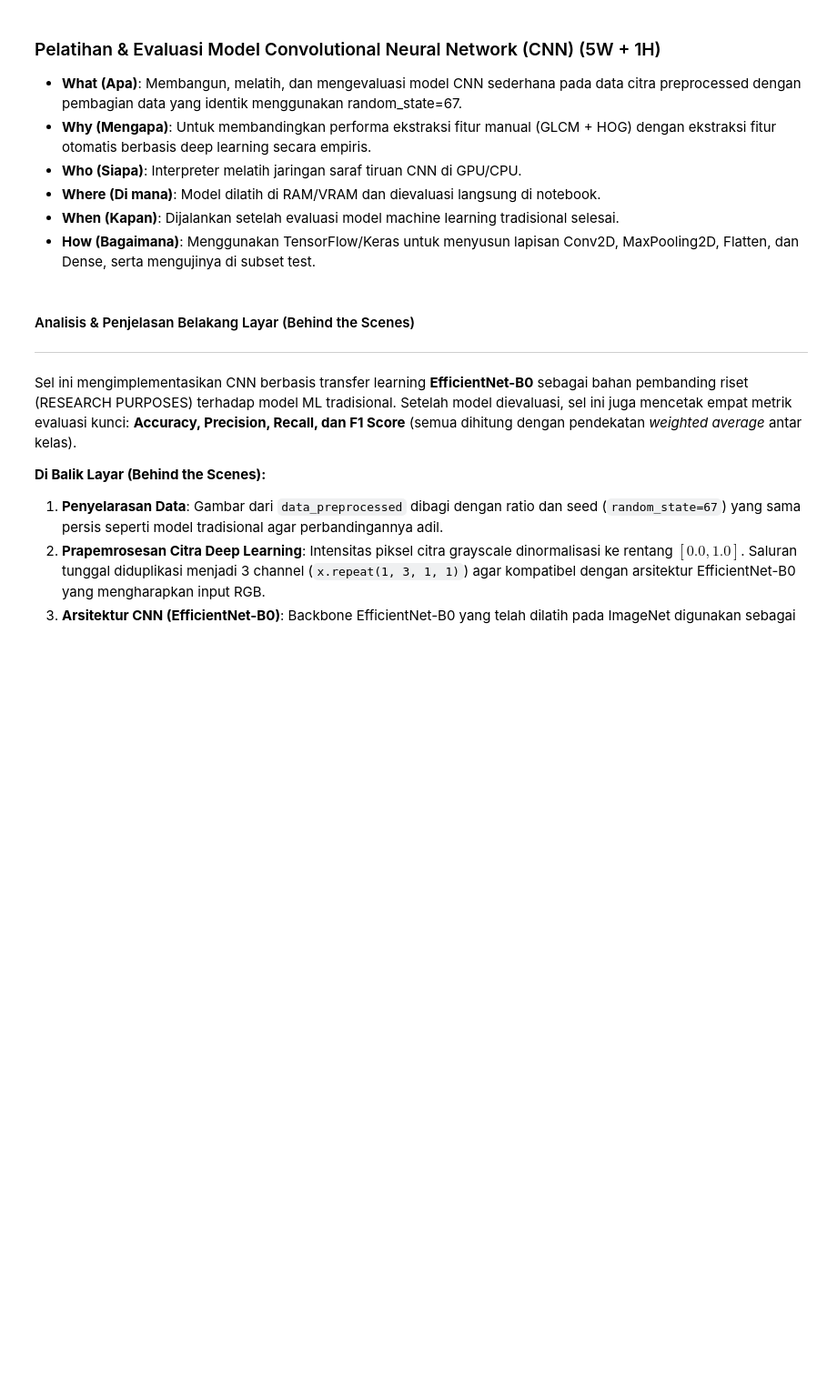
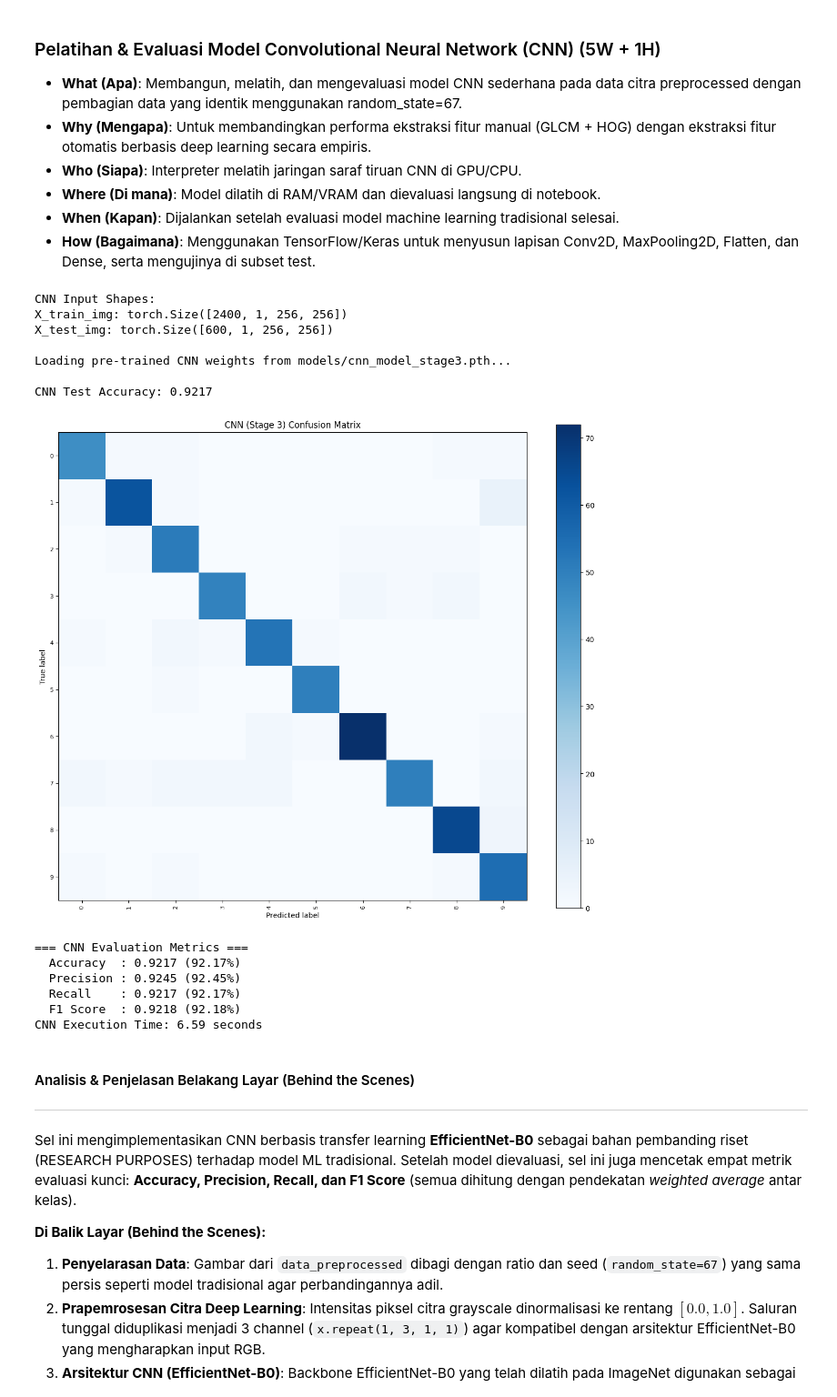
Before and after one commit to Schryzon/AeroVision, a Jupyter notebook: Stage3_AeroVision.ipynb, the cells around one changed output. Shown at 91% size. Drawn from its saved outputs; the diff is of its cells as text; code cells hidden in the pictures; blank space fills up the shorter version.

Commit message:
Execute all notebooks, resolve NameError, add confusion matrix and diagrams

```diff
--- a/Stage3_AeroVision.ipynb
+++ b/Stage3_AeroVision.ipynb
@@ -1232,6 +1329,11 @@ if RUN_CNN:
             def forward(self, x):
                 x = x.repeat(1, 3, 1, 1)
                 return self.backbone(x)
+            def get_embeddings(self, x):
+                x = x.repeat(1, 3, 1, 1)
+                x = self.backbone.features(x)
+                x = self.backbone.avgpool(x)
+                return torch.flatten(x, 1)
 
         device = torch.device('cuda' if torch.cuda.is_available() else 'cpu')
         model = AeroVisionEfficientNet().to(device)
@@ -1300,33 +1402,49 @@ if RUN_CNN:
         plot_confusion_matrix(y_test_all_labels, y_pred_labels, "CNN (Stage 3) Confusion Matrix")
 
         # CNN Metrics: F1 Score, Precision, Recall (weighted)
         from sklearn.metrics import f1_score, precision_score, recall_score
         cnn_f1 = f1_score(y_test_all_labels, y_pred_labels, average='weighted', zero_division=0)
         cnn_precision = precision_score(y_test_all_labels, y_pred_labels, average='weighted', zero_division=0)
         cnn_recall = recall_score(y_test_all_labels, y_pred_labels, average='weighted', zero_division=0)
 
         print('\n=== CNN Evaluation Metrics ===')
         print(f'  Accuracy  : {test_acc:.4f} ({test_acc:.2%})')
         print(f'  Precision : {cnn_precision:.4f} ({cnn_precision:.2%})')
         print(f'  Recall    : {cnn_recall:.4f} ({cnn_recall:.2%})')
         print(f'  F1 Score  : {cnn_f1:.4f} ({cnn_f1:.2%})')
 
         cnn_time = time.time() - t0_cnn
         model_times['CNN (Research)'] = cnn_time
         print(f'CNN Execution Time: {cnn_time:.2f} seconds')
+
         # Explicit VRAM Cleanup
         del model, optimizer, train_loader, val_loader, X_train_t, y_train_t, X_test_t, y_test_t
         import gc
         gc.collect()
         if torch.cuda.is_available():
             torch.cuda.empty_cache()
 
     except ImportError:
         print("PyTorch tidak terpasang di sistem. Melewati pelatihan CNN (RESEARCH PURPOSES).")
         model_times['CNN (Research)'] = 0.0
 else:
     print("CNN execution disabled by toggle (RUN_CNN=False).")
     model_times['CNN (Research)'] = 0.0
+# %% [output]
+CNN Input Shapes:
+X_train_img: torch.Size([2400, 1, 256, 256])
+X_test_img: torch.Size([600, 1, 256, 256])
+
+Loading pre-trained CNN weights from models/cnn_model_stage3.pth...
+
+CNN Test Accuracy: 0.9217
+[figure, added]
+=== CNN Evaluation Metrics ===
+  Accuracy  : 0.9217 (92.17%)
+  Precision : 0.9245 (92.45%)
+  Recall    : 0.9217 (92.17%)
+  F1 Score  : 0.9218 (92.18%)
+CNN Execution Time: 6.59 seconds
 # %% [markdown]
 #### Analisis & Penjelasan Belakang Layar (Behind the Scenes)
 ---
```
Also changed, not shown: parts of 22 cells of this notebook, 12 other files.
